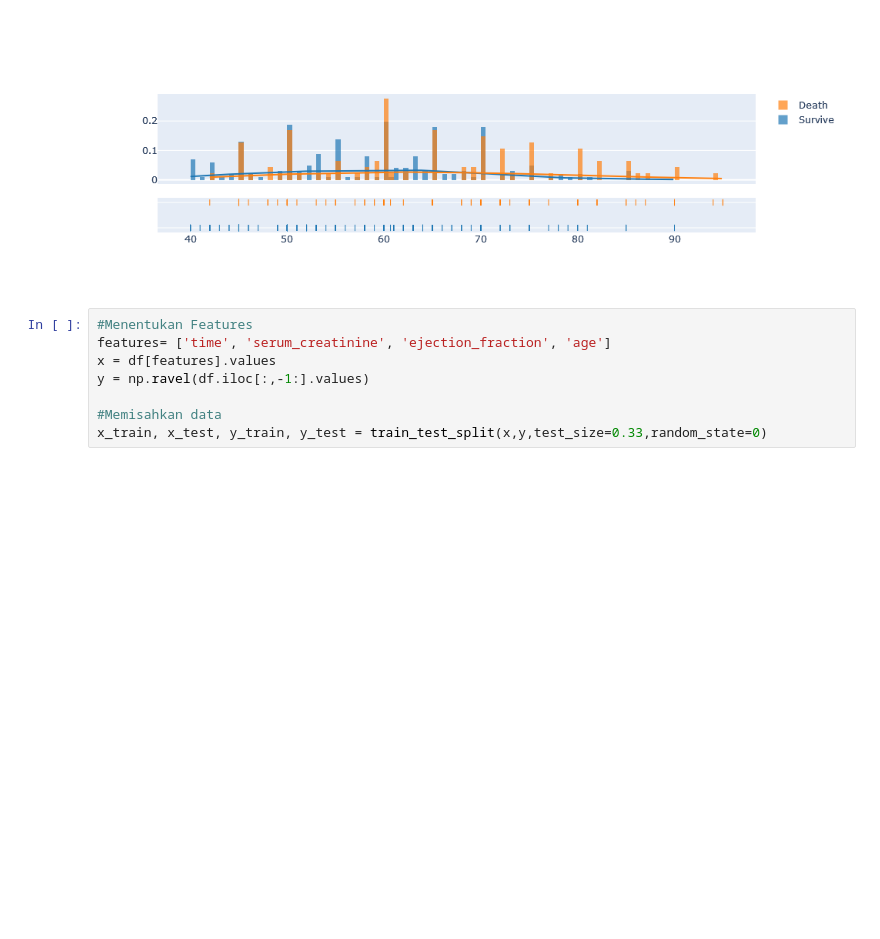
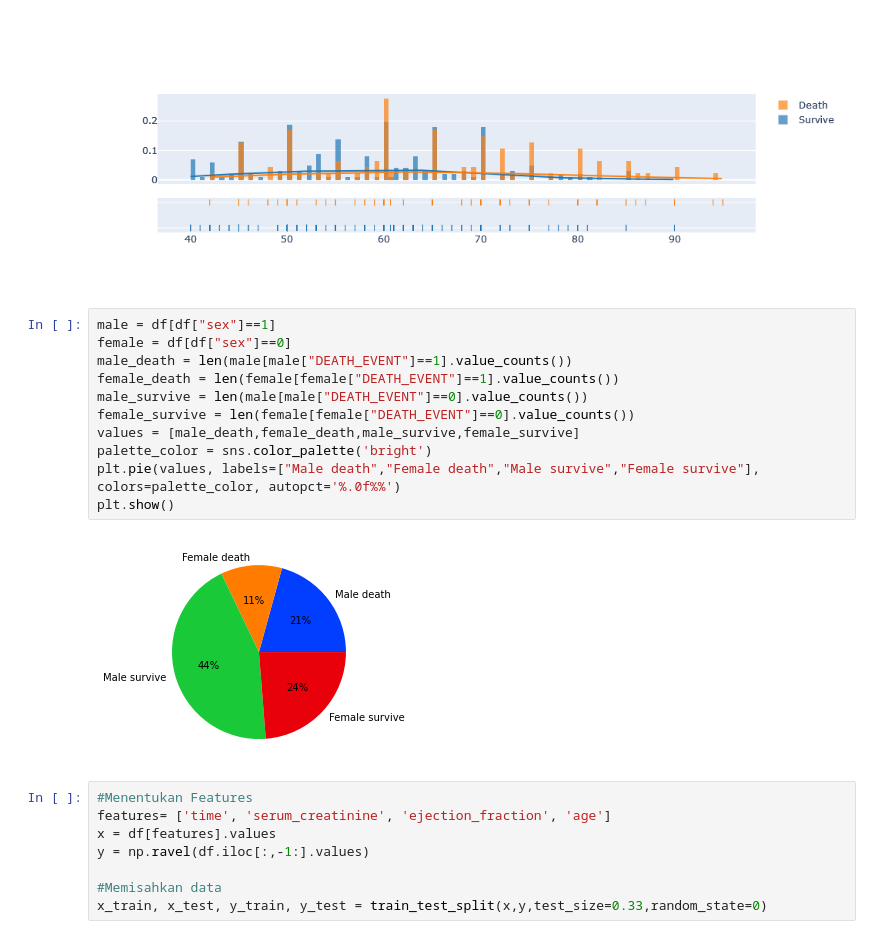
Before and after one commit to randityateri/Heart-Failure, a Jupyter notebook: Heart.ipynb, the cells around one changed output. Drawn from its saved outputs; the diff is of its cells as text; blank space fills up the shorter version.

```diff
--- a/Heart.ipynb
+++ b/Heart.ipynb
@@ -100,6 +115,19 @@ fig = ff.create_distplot(values, labels, bin_size=0.5)
 fig.show()
 # %% [output]
 [figure]
+# %%
+male = df[df["sex"]==1]
+female = df[df["sex"]==0]
+male_death = len(male[male["DEATH_EVENT"]==1].value_counts())
+female_death = len(female[female["DEATH_EVENT"]==1].value_counts())
+male_survive = len(male[male["DEATH_EVENT"]==0].value_counts())
+female_survive = len(female[female["DEATH_EVENT"]==0].value_counts())
+values = [male_death,female_death,male_survive,female_survive]
+palette_color = sns.color_palette('bright')
+plt.pie(values, labels=["Male death","Female death","Male survive","Female survive"], colors=palette_color, autopct='%.0f%%')
+plt.show()
+# %% [output]
+[figure, added]
 # %%
 #Menentukan Features
 features= ['time', 'serum_creatinine', 'ejection_fraction', 'age']
```
Also changed, not shown: parts of 7 cells of this notebook.
